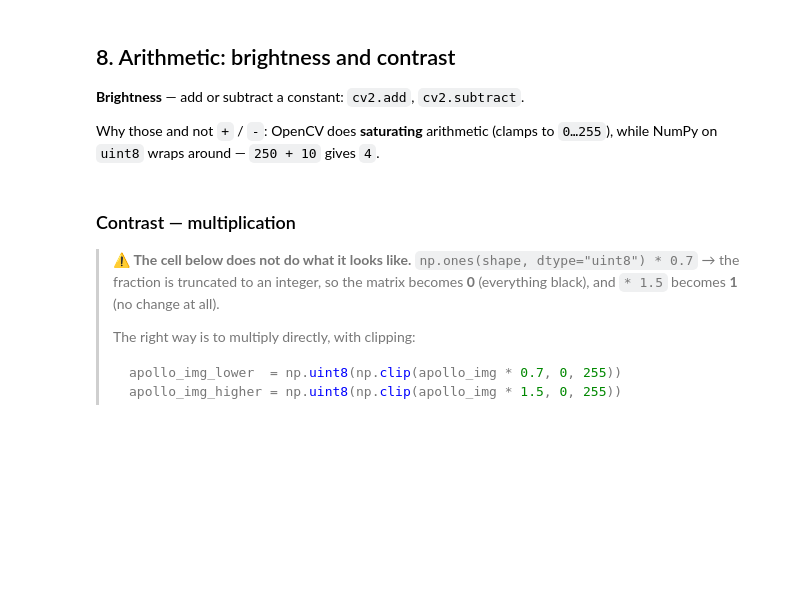
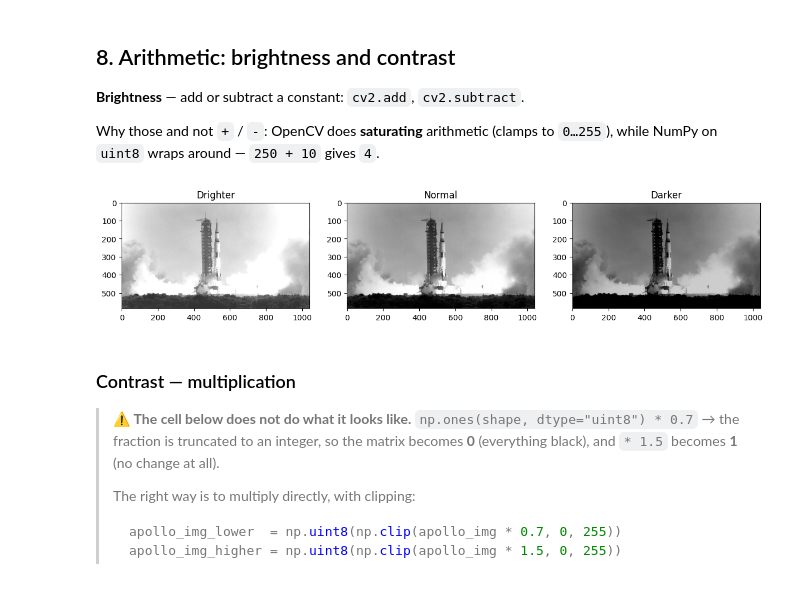
Before and after one commit to AntoniiObloh/computer-vision, a Jupyter notebook: opencv_start_course.ipynb, the cells around one changed output. Saved outputs shown, nothing was run; the diff lists cells and outputs as text; code cells hidden in the pictures; blank space fills up the shorter version.

```diff
--- a/opencv_start_course.ipynb
+++ b/opencv_start_course.ipynb
@@ -270,15 +309,17 @@ plt.imshow(imageLine[:,:,::-1])
 
 Why those and not `+` / `-`: OpenCV does **saturating** arithmetic (clamps to `0…255`), while NumPy on `uint8` wraps around — `250 + 10` gives `4`.
 # %%
-matrix = np.ones(apollo_img.shape,dtype = "uint8") * 50
+matrix = np.ones(shape = apollo_img.shape, dtype = "uint8") * 50
 
 apollo_img_brighter = cv2.add(apollo_img,matrix)
 apollo_img_darker = cv2.subtract(apollo_img,matrix)
 
 plt.figure(figsize=[20,5])
 plt.subplot(141);plt.imshow(apollo_img_brighter,cmap='gray');plt.title("Drighter");
 plt.subplot(142);plt.imshow(apollo_img,cmap='gray');plt.title("Normal");
 plt.subplot(143);plt.imshow(apollo_img_darker,cmap='gray');plt.title("Darker");
+# %% [output]
+[figure, added]
 # %% [markdown]
 ### Contrast — multiplication
 
```
Also changed, not shown: parts of 16 cells of this notebook, 2 other files.
